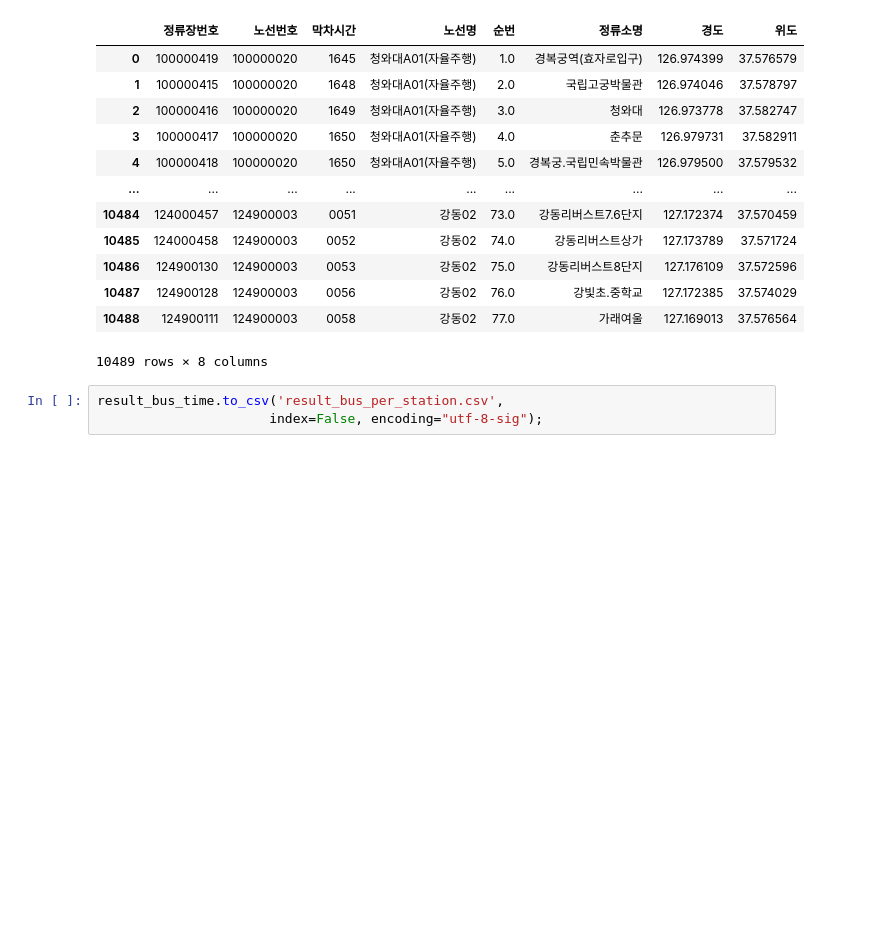
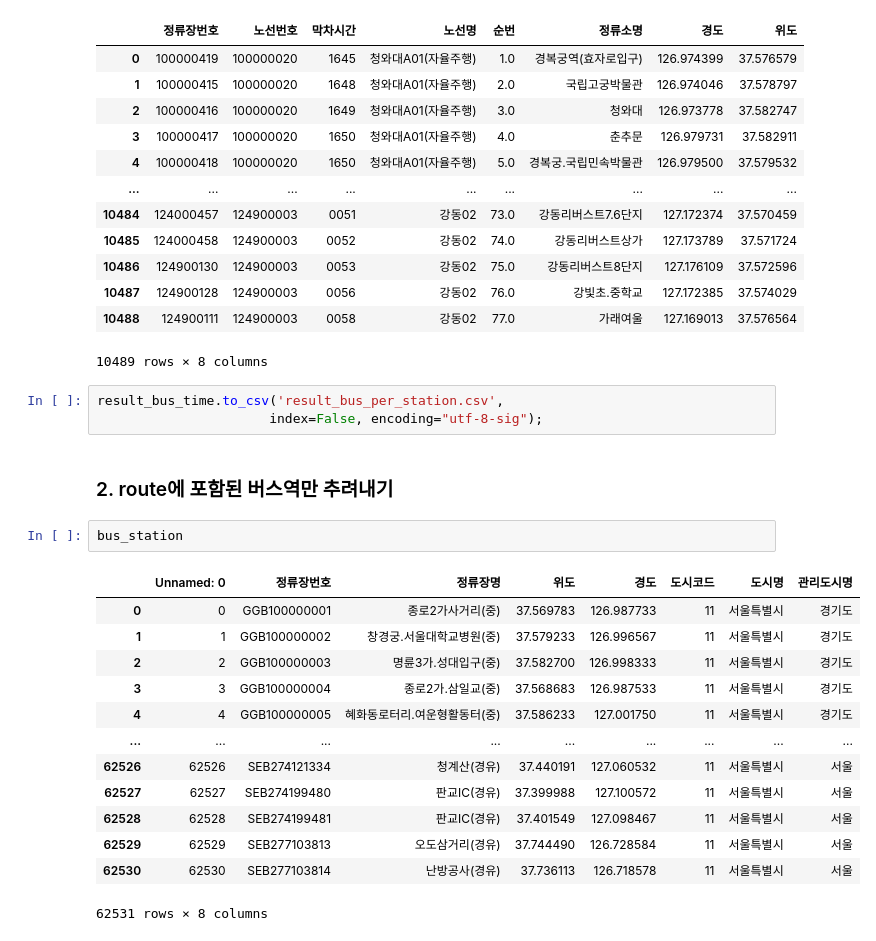
Before and after one commit to 23-1-CauCapstone-Team3/DataPreprocessing, a Jupyter notebook: hub/station.ipynb, the cells around one changed output. Saved outputs shown, nothing was run; the diff lists cells and outputs as text; blank space fills up the shorter version.

Commit message:
[FEAT ADD] route에 포함된 버스역만 추려내기

```diff
--- a/hub/station.ipynb
+++ b/hub/station.ipynb
@@ -252,3 +216,21 @@ result_bus_time
 # %%
 result_bus_time.to_csv('result_bus_per_station.csv',
                       index=False, encoding="utf-8-sig");
+# %% [markdown]
+### 2. route에 포함된 버스역만 추려내기
+# %%
+bus_station
+# %% [output]
+|  | Unnamed: 0 | 정류장번호 | 정류장명 | 위도 | 경도 | 도시코드 | 도시명 | 관리도시명 |
+| 0 | 0 | GGB100000001 | 종로2가사거리(중) | 37.569783 | 126.987733 | 11 | 서울특별시 | 경기도 |
+| 1 | 1 | GGB100000002 | 창경궁.서울대학교병원(중) | 37.579233 | 126.996567 | 11 | 서울특별시 | 경기도 |
+| 2 | 2 | GGB100000003 | 명륜3가.성대입구(중) | 37.582700 | 126.998333 | 11 | 서울특별시 | 경기도 |
+| 3 | 3 | GGB100000004 | 종로2가.삼일교(중) | 37.568683 | 126.987533 | 11 | 서울특별시 | 경기도 |
+| 4 | 4 | GGB100000005 | 혜화동로터리.여운형활동터(중) | 37.586233 | 127.001750 | 11 | 서울특별시 | 경기도 |
+| ... | ... | ... | ... | ... | ... | ... | ... | ... |
+| 62526 | 62526 | SEB274121334 | 청계산(경유) | 37.440191 | 127.060532 | 11 | 서울특별시 | 서울 |
+| 62527 | 62527 | SEB274199480 | 판교IC(경유) | 37.399988 | 127.100572 | 11 | 서울특별시 | 서울 |
+| 62528 | 62528 | SEB274199481 | 판교IC(경유) | 37.401549 | 127.098467 | 11 | 서울특별시 | 서울 |
+| 62529 | 62529 | SEB277103813 | 오도삼거리(경유) | 37.744490 | 126.728584 | 11 | 서울특별시 | 서울 |
+| 62530 | 62530 | SEB277103814 | 난방공사(경유) | 37.736113 | 126.718578 | 11 | 서울특별시 | 서울 |
+62531 rows × 8 columns
```
Also changed, not shown: parts of 21 cells of this notebook, 2 other files.
